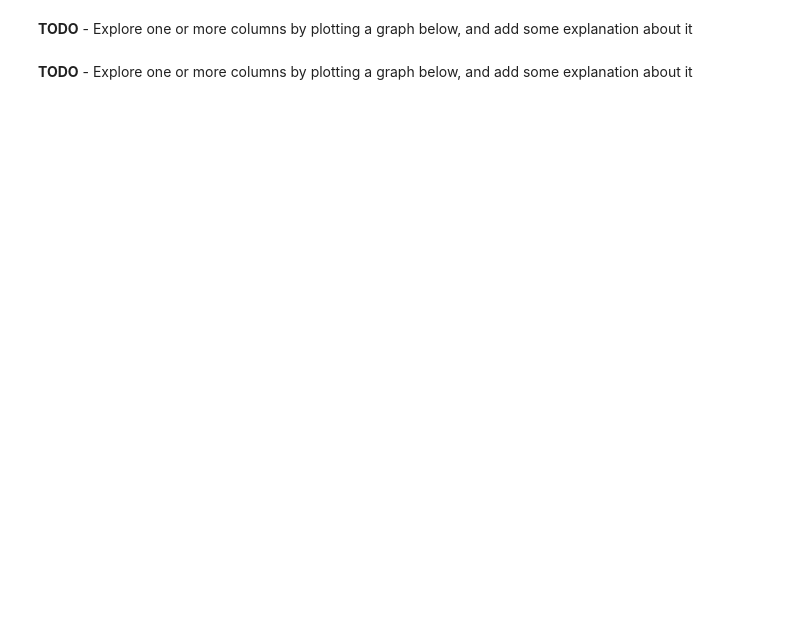
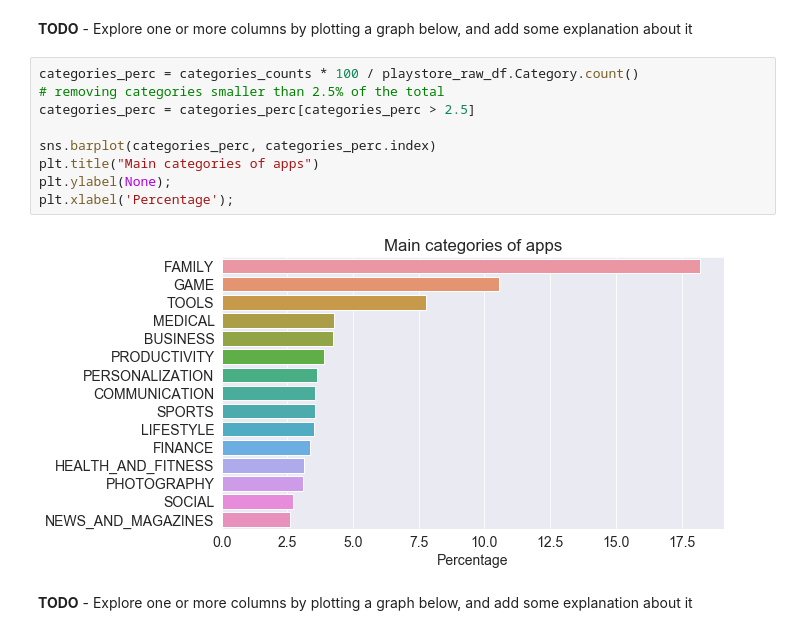
Before and after one commit to LeoSf/jovian_pandas, a Jupyter notebook: assignments/w5_pro_zerotopandas-course-project-starter-v-18/zerotopandas-course-project.ipynb, the cells around one changed output. Drawn from its saved outputs; the diff is of its cells as text; blank space fills up the shorter version.

```diff
--- a/assignments/w5_pro_zerotopandas-course-project-starter-v-18/zerotopandas-course-project.ipynb
+++ b/assignments/w5_pro_zerotopandas-course-project-starter-v-18/zerotopandas-course-project.ipynb
@@ -492,4 +518,15 @@ matplotlib.rcParams['figure.facecolor'] = '#00000000'
 # %% [markdown]
 **TODO** - Explore one or more columns by plotting a graph below, and add some explanation about it
+# %%
+categories_perc = categories_counts * 100 / playstore_raw_df.Category.count()
+# removing categories smaller than 2.5% of the total
+categories_perc = categories_perc[categories_perc > 2.5]
+
+sns.barplot(categories_perc, categories_perc.index)
+plt.title("Main categories of apps")
+plt.ylabel(None);
+plt.xlabel('Percentage');
+# %% [output]
+[figure, added]
 # %% [markdown]
 **TODO** - Explore one or more columns by plotting a graph below, and add some explanation about it
```
Also changed, not shown: parts of 11 cells of this notebook.
